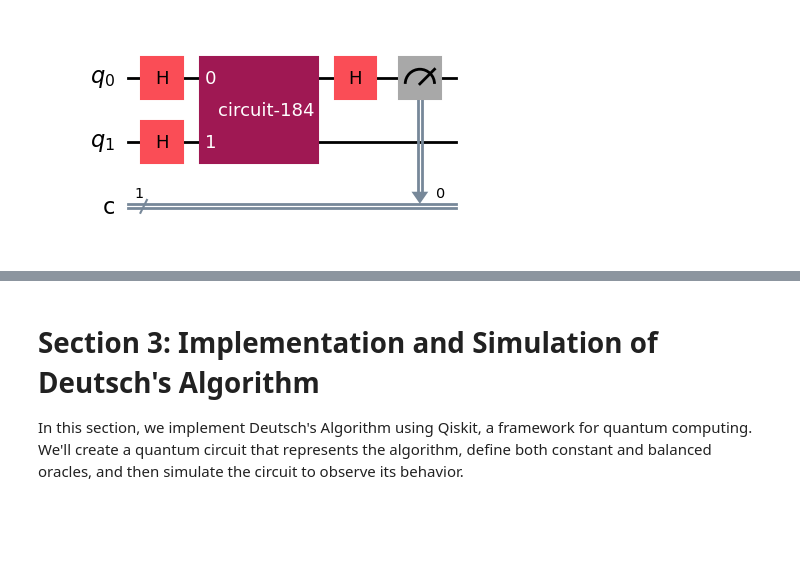
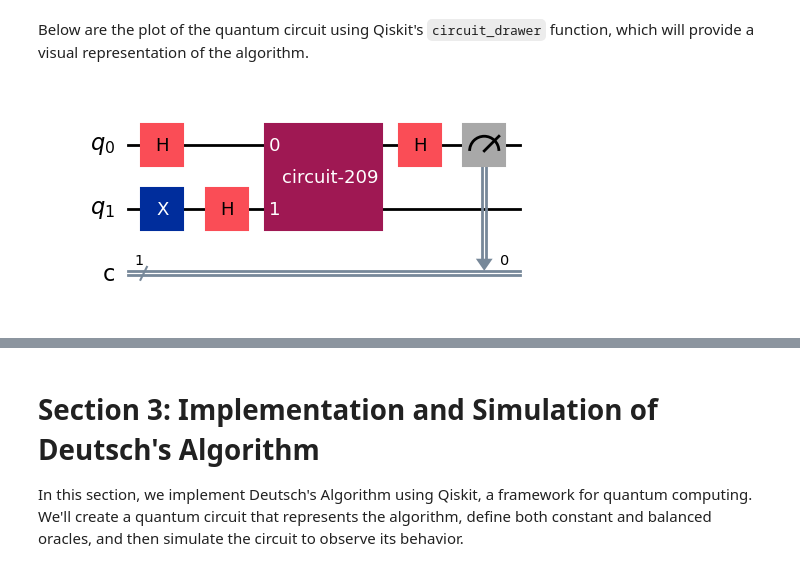
Before and after one commit to hongwei169/Emerging-Technologies, a Jupyter notebook: project.ipynb, the cells around one changed output, grey strips where cells are left out. Drawn from its saved outputs; the diff is of its cells as text; code cells hidden in the pictures; blank space fills up the shorter version.

```diff
--- a/project.ipynb
+++ b/project.ipynb
@@ -49,3 +43,5 @@ Below are the plot of the quantum circuit  using Qiskit's `circuit_drawer` funct
+# %% [markdown]
+Below are the plot of the quantum circuit  using Qiskit's `circuit_drawer` function, which will provide a visual representation of the algorithm.
 # %%
 # Importing libraries for generating the circuits
 import numpy as np
@@ -57,31 +53,34 @@ import qiskit.quantum_info as qi
 # Function to create a quantum circuit for Deutsch's Algorithm
 def deutsch_circuit(oracle):
     qc = QuantumCircuit(2, 1)  # 2 qubits and 1 classical bit for measurement
+
+    # Initialize the second qubit to |1>
+    qc.x(1)
 
     # Apply Hadamard gates to both qubits
     qc.h([0, 1])
 
     # Apply the oracle
     qc.append(oracle, [0, 1])
 
     # Apply another Hadamard gate to the first qubit
     qc.h(0)
 
     # Measure the first qubit
     qc.measure(0, 0)
 
     return qc
 
 # Define an example oracle
 example_oracle = QuantumCircuit(2)
 # Here you can add operations to example_oracle to represent a specific function
 # For example, let's add a CNOT gate for demonstration
 example_oracle.cx(0, 1)
 
 # Create the circuit
 qc = deutsch_circuit(example_oracle)
 
 # Draw the circuit with the new default style
 qc.draw(output='mpl', style='iqp')
 # %% [output]
-[figure, old version]
+[figure, new version]
```
Also changed, not shown: parts of 30 cells of this notebook.
